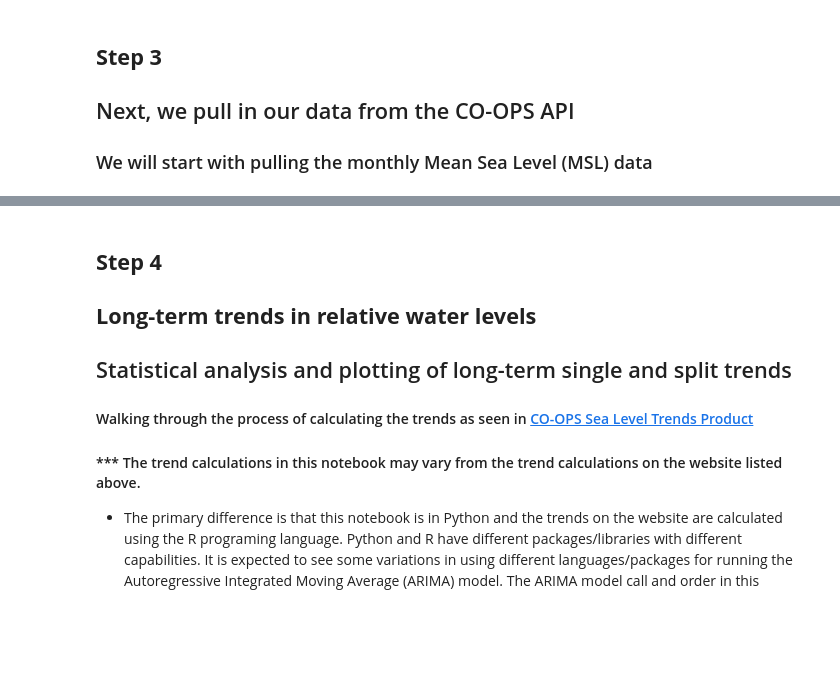
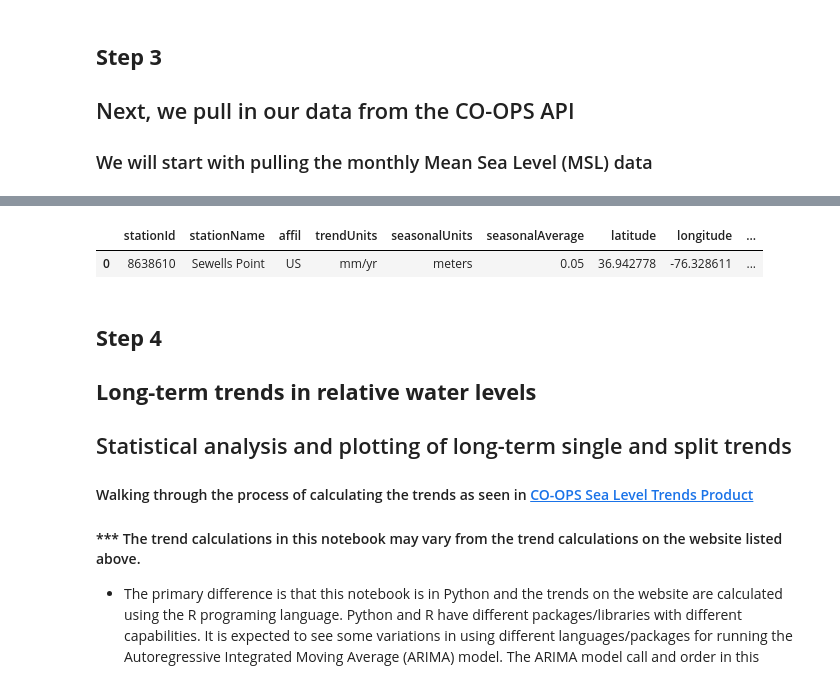
Before and after one commit to NOAA-CO-OPS/Coastal_Hazards_Example_Notebooks, a Jupyter notebook: SL_Trend_Calculation_Notebook/SL_Trend_Calculation_Notebook.ipynb, the cells around one changed output, grey strips where cells are left out. Saved outputs shown, nothing was run; the diff lists cells and outputs as text; code cells hidden in the pictures; blank space fills up the shorter version.

```diff
--- a/SL_Trend_Calculation_Notebook/SL_Trend_Calculation_Notebook.ipynb
+++ b/SL_Trend_Calculation_Notebook/SL_Trend_Calculation_Notebook.ipynb
@@ -199,26 +206,28 @@ except:
 # %%
-# @title Single Trend
-try:
-  product = "sealvltrends"
-  affil = "us"
-  server = "https://api.tidesandcurrents.noaa.gov/dpapi/uat/webapi/product/"
+# @title CO-OPS Trend
+product = "sealvltrends"
+affil = "us"
+server = "https://api.tidesandcurrents.noaa.gov/dpapi/prod/webapi/product/"
 
-  myurl = (server + product + ".json?station=" + station + "&affil=" + affil+'&trendType=single&units='+units)
+myurl = (server + product + ".json?station=" + station + "&affil=" + affil+'&units='+units)
 
-  # Use "requests" to get the Monthly MSL Data
-  urlResponse = requests.get(myurl)
-  content=urlResponse.json()
+# Use "requests" to get the Monthly MSL Data
+urlResponse = requests.get(myurl)
+content=urlResponse.json()
 
-  # Assign data to variables.
-  mydata = content['SeaLvlTrends']
+# Assign data to variables.
+mydata = content['SeaLvlTrends']
 
-  # Make it a Dataframe
-  my_single_trend = pd.DataFrame(mydata)
+# Make it a Dataframe
+my_trend = pd.DataFrame(mydata)
 
-  station_info = my_single_trend['stationId'].iloc[0]+' '+my_single_trend['stationName'].iloc[0]
-  start_trend = pd.to_datetime(my_single_trend['startDate'].iloc[0])
-  end_trend = pd.to_datetime(my_single_trend['endDate'].iloc[0])
-  #check out dataframe
-  my_single_trend
-except:
-  print('No '+trendType+' trends available. Please chose another station.')
+station_info = my_trend['stationId'].iloc[0]+' '+my_trend['stationName'].iloc[0]
+start_trend = pd.to_datetime(my_trend['startDate'].iloc[0])
+end_trend = pd.to_datetime(my_trend['endDate'].iloc[0])
+
+trend_status = 'Yes'
+#check out dataframe
+my_trend
+# %% [output]
+|  | stationId | stationName | affil | trendUnits | seasonalUnits | seasonalAverage | latitude | longitude | ... |
+| 0 | 8638610 | Sewells Point | US | mm/yr | meters | 0.05 | 36.942778 | -76.328611 | ... |
```
Also changed, not shown: parts of 7 cells of this notebook.
